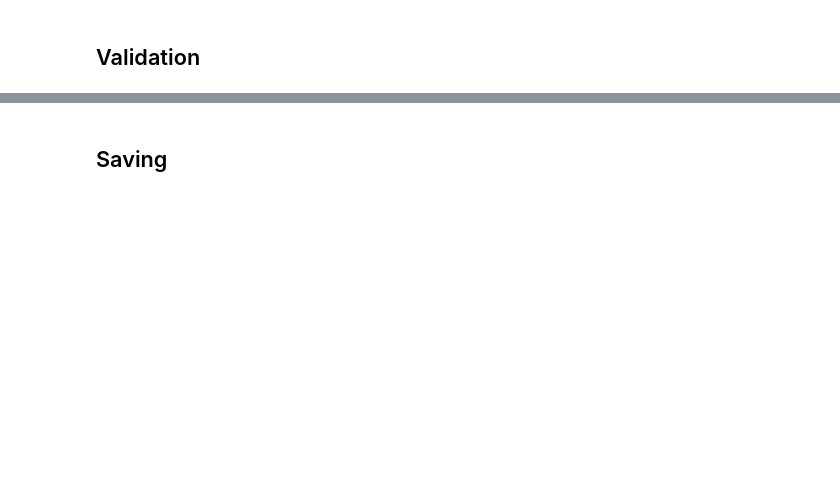
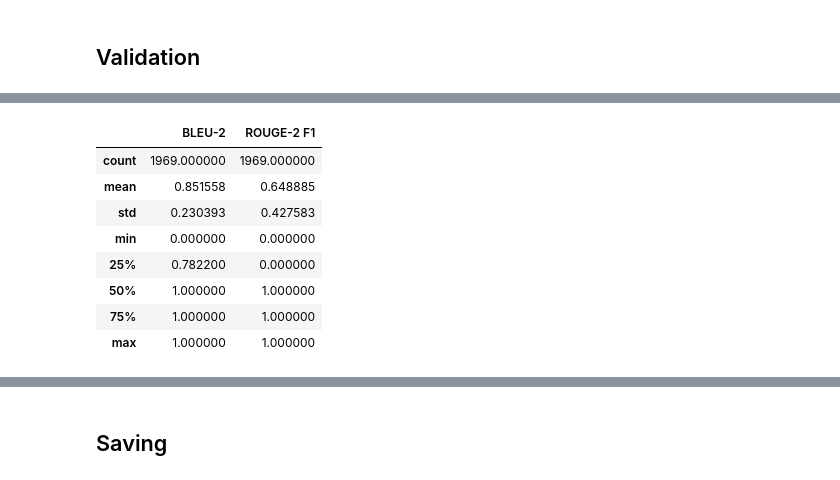
Before and after one commit to SOL1archive/KoGrammar, a Jupyter notebook: distil_train_colab.ipynb, the cells around one changed output, grey strips where cells are left out. Saved outputs shown, nothing was run; the diff lists cells and outputs as text; code cells hidden in the pictures; blank space fills up the shorter version.

```diff
--- a/distil_train_colab.ipynb
+++ b/distil_train_colab.ipynb
@@ -304,7 +310,7 @@ for example in tqdm(validset.shuffle().select(range(2000))):
     data = dict()
     for key in example:
         data[key] = example[key].unsqueeze(0)
-    output = generate_from_data(model, tokenizer, data)
+    output = generate_from_data(model_distil, tokenizer, data)
     generated_text = output['generated_text']
     target_text = output['target_text']
 
@@ -324,6 +333,17 @@ result_df = pd.concat([bleu_score_series, rouge_score_series], axis=1)
 # %%
+NOW_STR = datetime.datetime.now().strftime('%y%m%d-%H:%M')
 result_df.columns = ['BLEU-2', 'ROUGE-2 F1']
-result_df.to_csv(f'./drive/MyDrive/text_processing/result-data/{checkpoint}-distil-valid_result.csv')
+result_df.to_csv(f'./drive/MyDrive/text_processing/result-data/{NOW_STR}-distil-valid_result.csv')
 result_df.describe()
+# %% [output]
+|  | BLEU-2 | ROUGE-2 F1 |
+| count | 1969.000000 | 1969.000000 |
+| mean | 0.851558 | 0.648885 |
+| std | 0.230393 | 0.427583 |
+| min | 0.000000 | 0.000000 |
+| 25% | 0.782200 | 0.000000 |
+| 50% | 1.000000 | 1.000000 |
+| 75% | 1.000000 | 1.000000 |
+| max | 1.000000 | 1.000000 |
 # %%
 ax = sns.kdeplot(data=result_df, fill=True, palette="crest", common_grid=True, cut=1)
```
Also changed, not shown: parts of 10 cells of this notebook.
